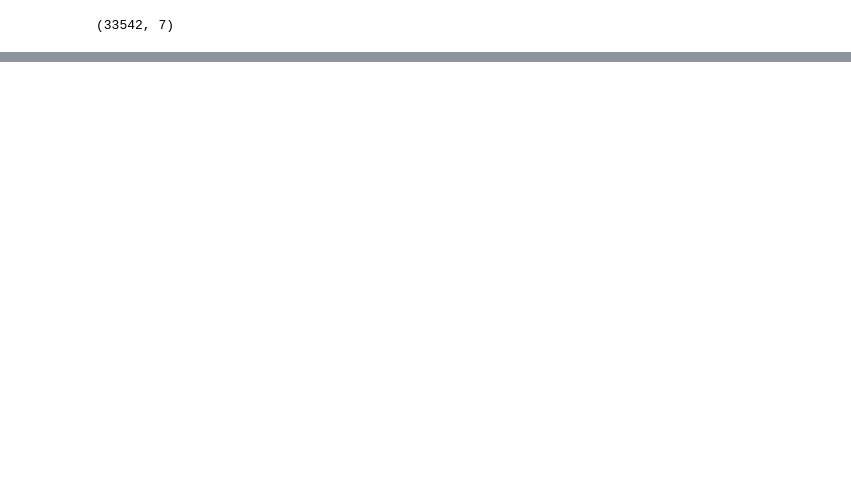
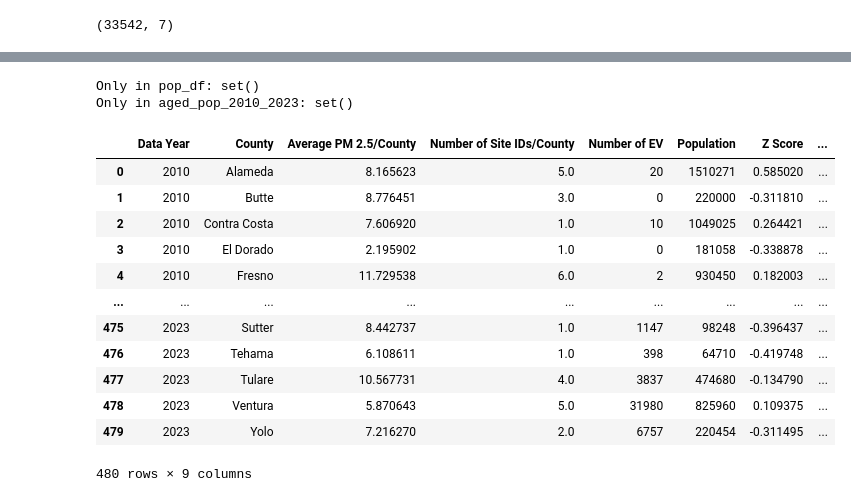
Before and after one commit to kellerl7/SIADS_Milestone_1, a Jupyter notebook: 19-btschmid-claris-lucaskel-kr.ipynb, the cells around one changed output, grey strips where cells are left out. Cells and saved outputs as stored; diff of their text form; code cells hidden in the pictures; blank space fills up the shorter version.

```diff
--- a/19-btschmid-claris-lucaskel-kr.ipynb
+++ b/19-btschmid-claris-lucaskel-kr.ipynb
@@ -627,0 +694,6 @@ df_pop['County'] = df_pop['County'].str.replace(r'\s+', ' ', regex=True)
+# %%
+# Let's select only Electric Vehicles to see if higher EV values result in lower PM 2.5 Emissions
+df_ev_vehicles = fueltype_per_county_totals[fueltype_per_county_totals['Fuel Category'] == 'EV']
+df_ev_vehicles = df_ev_vehicles.rename(columns={'Number of Vehicles': 'Number of EV'})
+df_ev_vehicles = df_ev_vehicles.drop(columns=['Fuel Category'])
+df_ev_vehicles
@@ -627,0 +736,3 @@ df_pop['County'] = df_pop['County'].str.replace(r'\s+', ' ', regex=True)
+# %%
+# Since df_pm has higher requirements for taking environmental data, we will shape based on df_pm.
+df_pm_vehicles = pd.merge(df_pm, df_ev_vehicles, on=['Data Year', 'County'], how='inner')
@@ -643,7 +775,7 @@ Only in df_pm_vehicles: {'Alpine'}
 # %%
-df_pm_vehicles_pop= pd.merge(df_pm_vehicles, df_pop, on=['County', 'Data Year'], how='inner')
+# Let's merge df_pm_vehicles and total population
+df_pm_vehicles_pop= pd.merge(df_pm_vehicles, df_pop, on=['Data Year', 'County'], how='inner')
 df_pm_vehicles_pop.rename(columns={'Z Score_x':'Total Population Z Score'}, inplace=True)
 df_pm_vehicles_pop.rename(columns={'Population_x':'Total Population'}, inplace=True)
-df_pm_vehicles_pop['Gas Cars per Capita'] = df_pm_vehicles_pop['Number of Gas Cars'] / df_pm_vehicles_pop['Population']
-df_pm_vehicles_pop['EV per Capita'] = df_pm_vehicles_pop['Number of EV'] / df_pm_vehicles_pop['Population']
-df_pm_vehicles_pop.columns
+# renaming df_pm_vehicles_pop to main_df for clarity
+main_df = df_pm_vehicles_pop
@@ -718,0 +782,39 @@ plt.show()
+# %%
+ # Let's see if there are any main differences between the Counties in the total population dataframe and the aged population dataframe.
+aged_pop_2010_2023['County'] = aged_pop_2010_2023['County'].str.strip()
+counties = pd.DataFrame({
+    'County_main_df': df_pop['County'],
+    'County_aged_pop_2010_2023': aged_pop_2010_2023['County']
+})
+counties.head()
+# Get unique counties from both DataFrames
+pop_df_co = set(df_pop['County'])
+aged_pop_2010_2023_co = set(aged_pop_2010_2023['County'])
+
+# Find differences
+only_in_pop_df_co = pop_df_co - aged_pop_2010_2023_co
+only_in_aged_pop_2010_2023_co = aged_pop_2010_2023_co - pop_df_co
+
+print("Only in pop_df:", only_in_pop_df_co)
+print("Only in aged_pop_2010_2023:", only_in_aged_pop_2010_2023_co)
+# %% [output]
+Only in pop_df: set()
+Only in aged_pop_2010_2023: set()
+# %%
+# merging aged_pop_2010_2023 to main_df
+main_df = pd.merge(main_df, aged_pop_2010_2023, how='inner', on = ['Data Year', 'County'])
+main_df
+# %% [output]
+|  | Data Year | County | Average PM 2.5/County | Number of Site IDs/County | Number of EV | Population | Z Score | ... |
+| 0 | 2010 | Alameda | 8.165623 | 5.0 | 20 | 1510271 | 0.585020 | ... |
+| 1 | 2010 | Butte | 8.776451 | 3.0 | 0 | 220000 | -0.311810 | ... |
+| 2 | 2010 | Contra Costa | 7.606920 | 1.0 | 10 | 1049025 | 0.264421 | ... |
+| 3 | 2010 | El Dorado | 2.195902 | 1.0 | 0 | 181058 | -0.338878 | ... |
+| 4 | 2010 | Fresno | 11.729538 | 6.0 | 2 | 930450 | 0.182003 | ... |
+| ... | ... | ... | ... | ... | ... | ... | ... | ... |
+| 475 | 2023 | Sutter | 8.442737 | 1.0 | 1147 | 98248 | -0.396437 | ... |
+| 476 | 2023 | Tehama | 6.108611 | 1.0 | 398 | 64710 | -0.419748 | ... |
+| 477 | 2023 | Tulare | 10.567731 | 4.0 | 3837 | 474680 | -0.134790 | ... |
+| 478 | 2023 | Ventura | 5.870643 | 5.0 | 31980 | 825960 | 0.109375 | ... |
+| 479 | 2023 | Yolo | 7.216270 | 2.0 | 6757 | 220454 | -0.311495 | ... |
+480 rows × 9 columns
```
Also changed, not shown: parts of 111 cells of this notebook.
